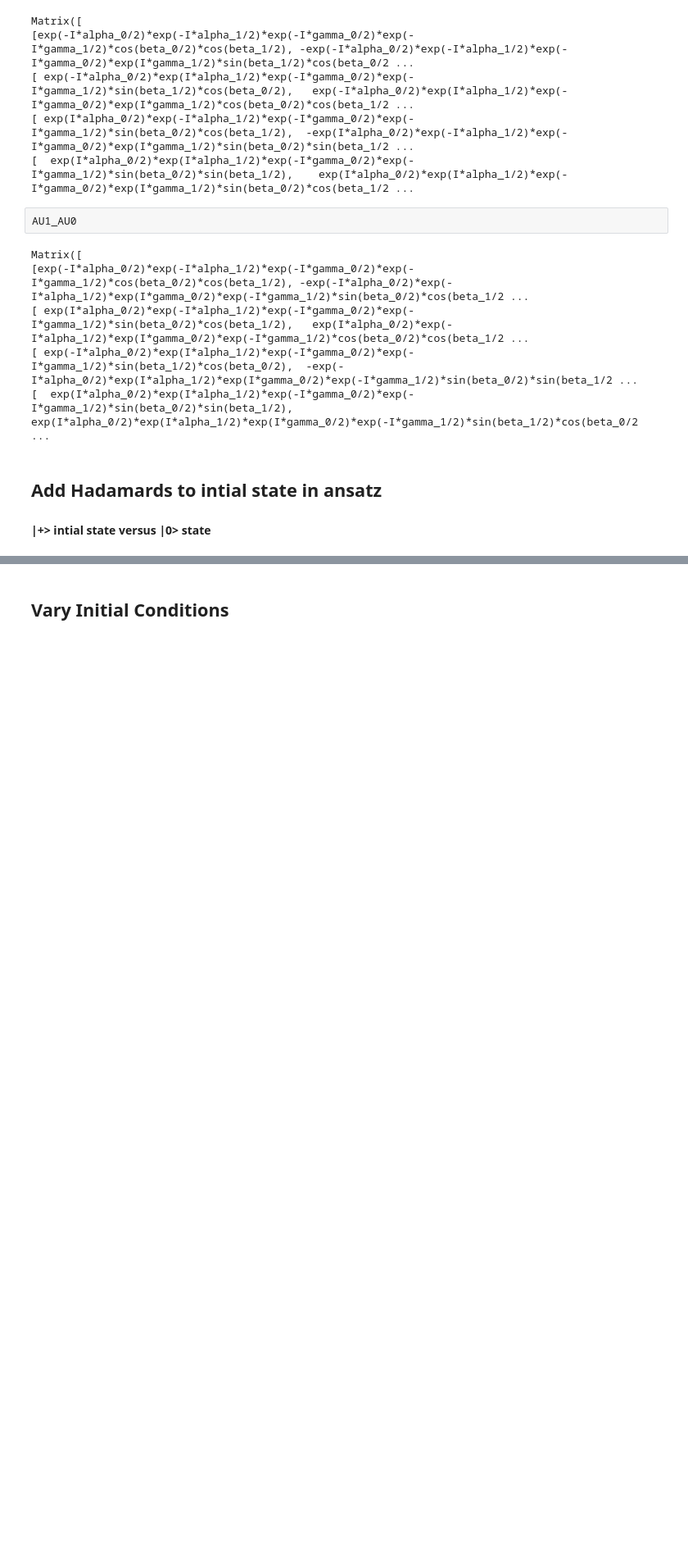
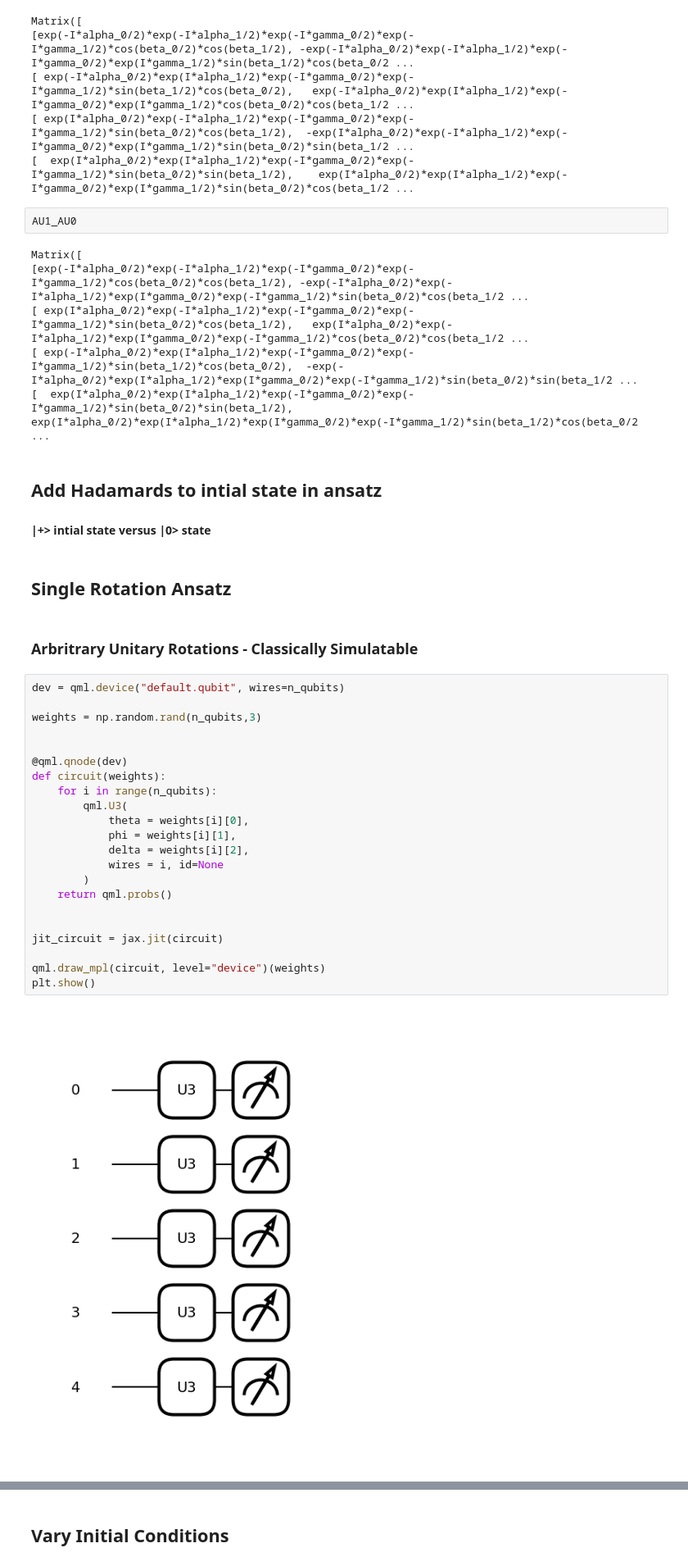
Before and after one commit to noorainnoorani/QCBM_HeavyTails, a Jupyter notebook: QCBM Pennylane Ansatz Test.ipynb, the cells around one changed output, grey strips where cells are left out. Shown at 82% size. Cells and saved outputs as stored; diff of their text form; blank space fills up the shorter version.

Commit message:
Added Rot and U3 ansatz to test

```diff
--- a/QCBM Pennylane Ansatz Test.ipynb
+++ b/QCBM Pennylane Ansatz Test.ipynb
@@ -337,3 +337,31 @@ Matrix([
 # %% [markdown]
 ## Add Hadamards to intial state in ansatz
 #### |+> intial state versus |0> state
+# %% [markdown]
+## Single Rotation Ansatz
+# %% [markdown]
+### Arbritrary Unitary Rotations - Classically Simulatable
+# %%
+dev = qml.device("default.qubit", wires=n_qubits)
+
+weights = np.random.rand(n_qubits,3)
+
+
+@qml.qnode(dev)
+def circuit(weights):
+    for i in range(n_qubits):
+        qml.U3(
+            theta = weights[i][0],
+            phi = weights[i][1],
+            delta = weights[i][2],
+            wires = i, id=None
+        )
+    return qml.probs()
+
+
+jit_circuit = jax.jit(circuit)
+
+qml.draw_mpl(circuit, level="device")(weights)
+plt.show()
+# %% [output]
+[figure, added]
```
Also changed, not shown: parts of 6 cells of this notebook.
